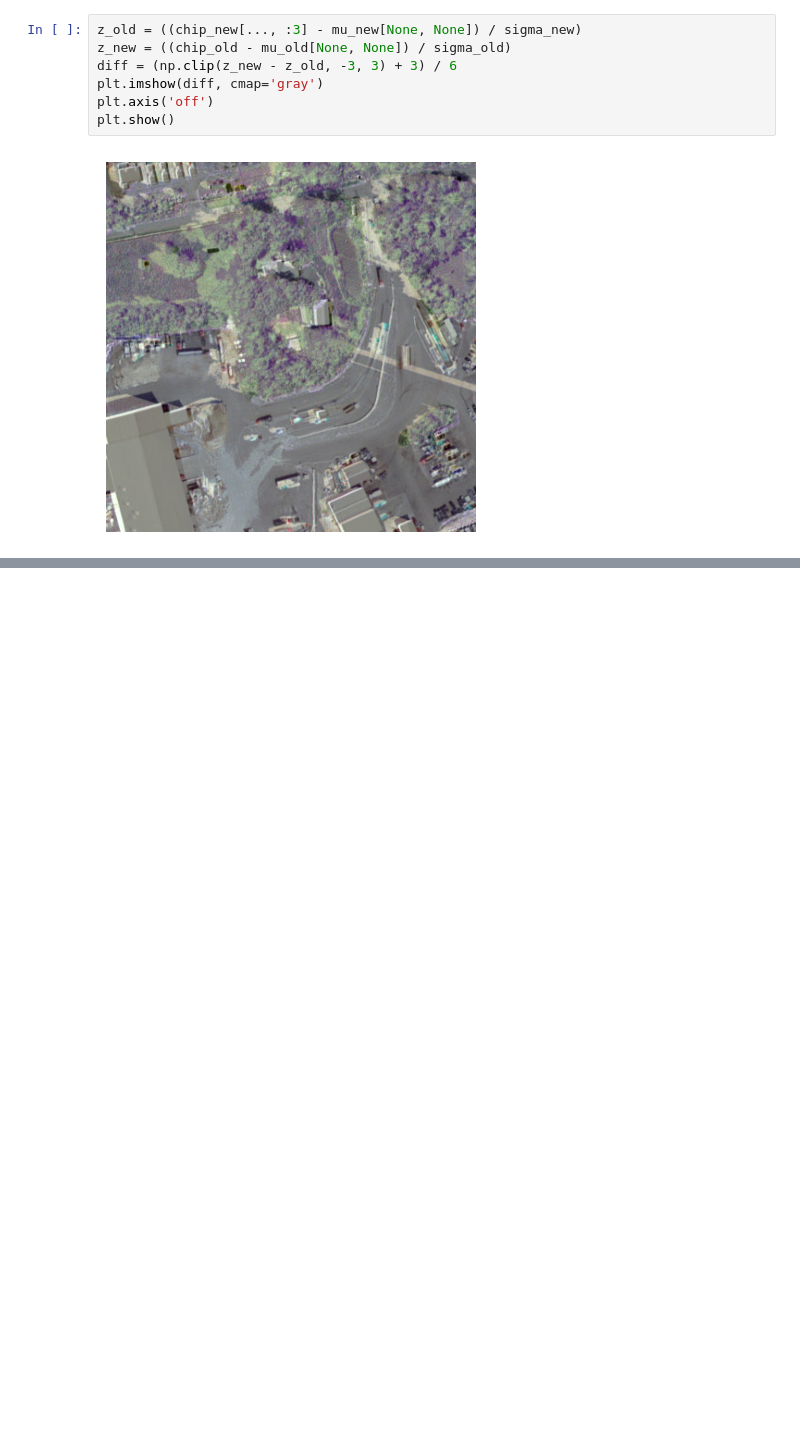
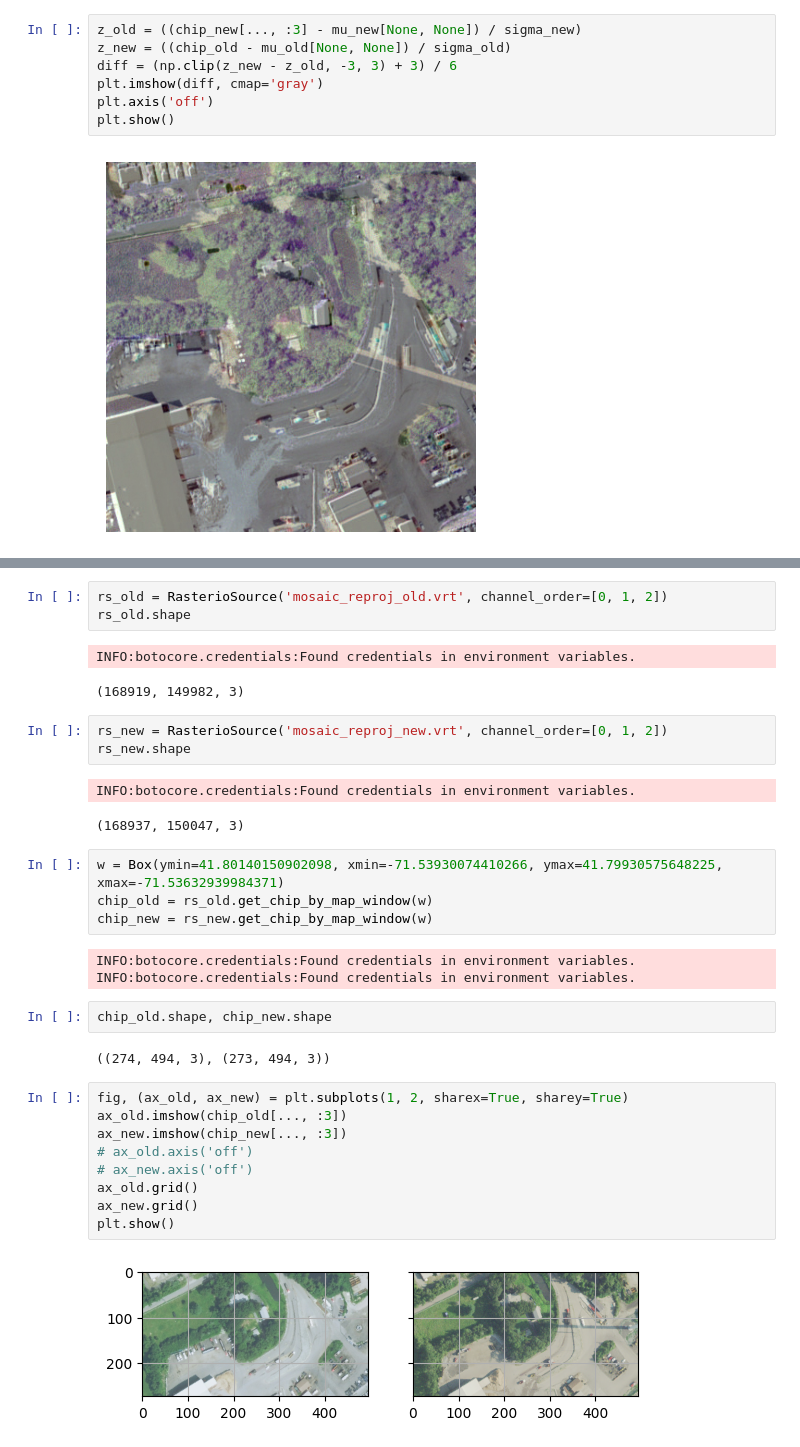
Before and after one commit to AdeelH/raster-vision, a Jupyter notebook: docs/usage/tutorials/queryable-earth/naip_cd.ipynb, the cells around one changed output, grey strips where cells are left out. Drawn from its saved outputs; the diff is of its cells as text; blank space fills up the shorter version.

```diff
--- a/docs/usage/tutorials/queryable-earth/naip_cd.ipynb
+++ b/docs/usage/tutorials/queryable-earth/naip_cd.ipynb
@@ -364,0 +368,34 @@ plt.show()
+# %%
+rs_old = RasterioSource('mosaic_reproj_old.vrt', channel_order=[0, 1, 2])
+rs_old.shape
+# %% [output]
+INFO:botocore.credentials:Found credentials in environment variables.
+(168919, 149982, 3)
+# %%
+rs_new = RasterioSource('mosaic_reproj_new.vrt', channel_order=[0, 1, 2])
+rs_new.shape
+# %% [output]
+INFO:botocore.credentials:Found credentials in environment variables.
+(168937, 150047, 3)
+# %%
+w = Box(ymin=41.80140150902098, xmin=-71.53930074410266, ymax=41.79930575648225, xmax=-71.53632939984371)
+chip_old = rs_old.get_chip_by_map_window(w)
+chip_new = rs_new.get_chip_by_map_window(w)
+# %% [output]
+INFO:botocore.credentials:Found credentials in environment variables.
+INFO:botocore.credentials:Found credentials in environment variables.
+# %%
+chip_old.shape, chip_new.shape
+# %% [output]
+((274, 494, 3), (273, 494, 3))
+# %%
+fig, (ax_old, ax_new) = plt.subplots(1, 2, sharex=True, sharey=True)
+ax_old.imshow(chip_old[..., :3])
+ax_new.imshow(chip_new[..., :3])
+# ax_old.axis('off')
+# ax_new.axis('off')
+ax_old.grid()
+ax_new.grid()
+plt.show()
+# %% [output]
+[figure, added]
```
Also changed, not shown: parts of 46 cells of this notebook, 2 other files.
